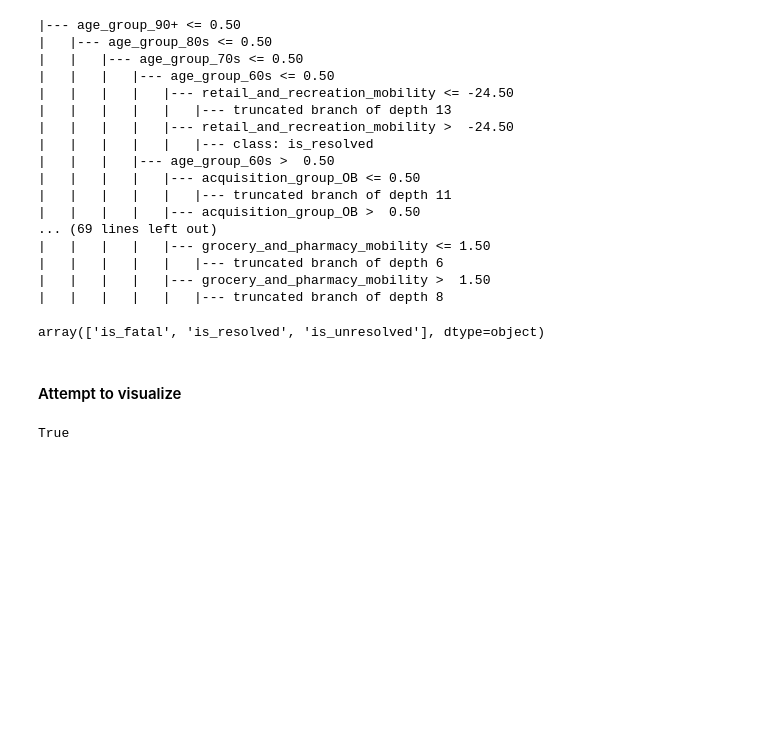
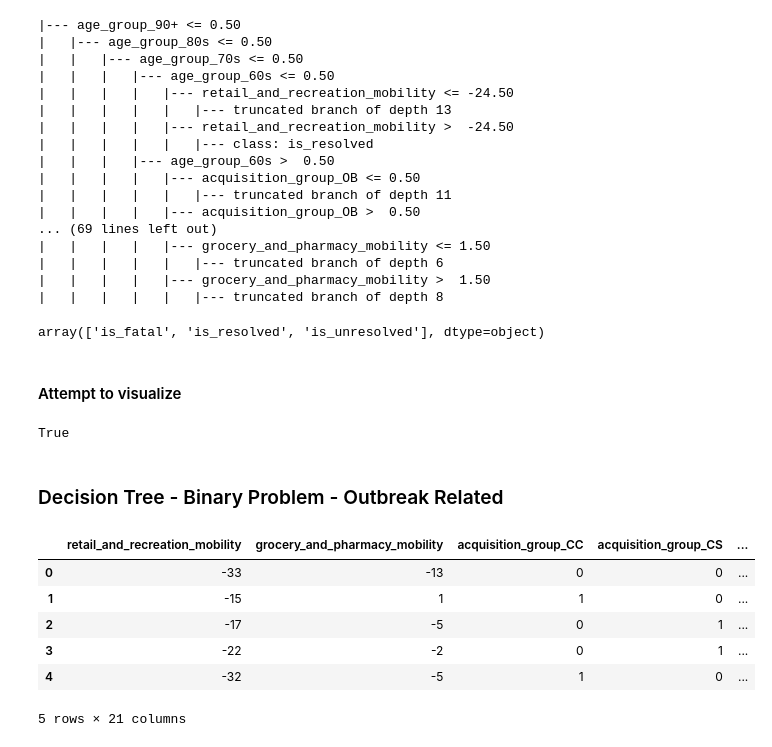
Before and after one commit to vekshan/Covid-19-Tracking-and-Lifestyle-Trends, a Jupyter notebook: Data Mining/decision_tree.ipynb, the cells around one changed output. Drawn from its saved outputs; the diff is of its cells as text; code cells hidden in the pictures; blank space fills up the shorter version.

```diff
--- a/Data Mining/decision_tree.ipynb
+++ b/Data Mining/decision_tree.ipynb
@@ -90,3 +90,15 @@ graph.write_pdf("tree.pdf")
 # plt.show()
 # %% [output]
 True
+# %% [markdown]
+### Decision Tree - Binary Problem - Outbreak Related
+# %%
+X_train.head()
+# %% [output]
+|  | retail_and_recreation_mobility | grocery_and_pharmacy_mobility | acquisition_group_CC | acquisition_group_CS | ... |
+| 0 | -33 | -13 | 0 | 0 | ... |
+| 1 | -15 | 1 | 1 | 0 | ... |
+| 2 | -17 | -5 | 0 | 1 | ... |
+| 3 | -22 | -2 | 0 | 1 | ... |
+| 4 | -32 | -5 | 1 | 0 | ... |
+5 rows × 21 columns
```
Also changed, not shown: parts of 13 cells of this notebook, 4 other files.
